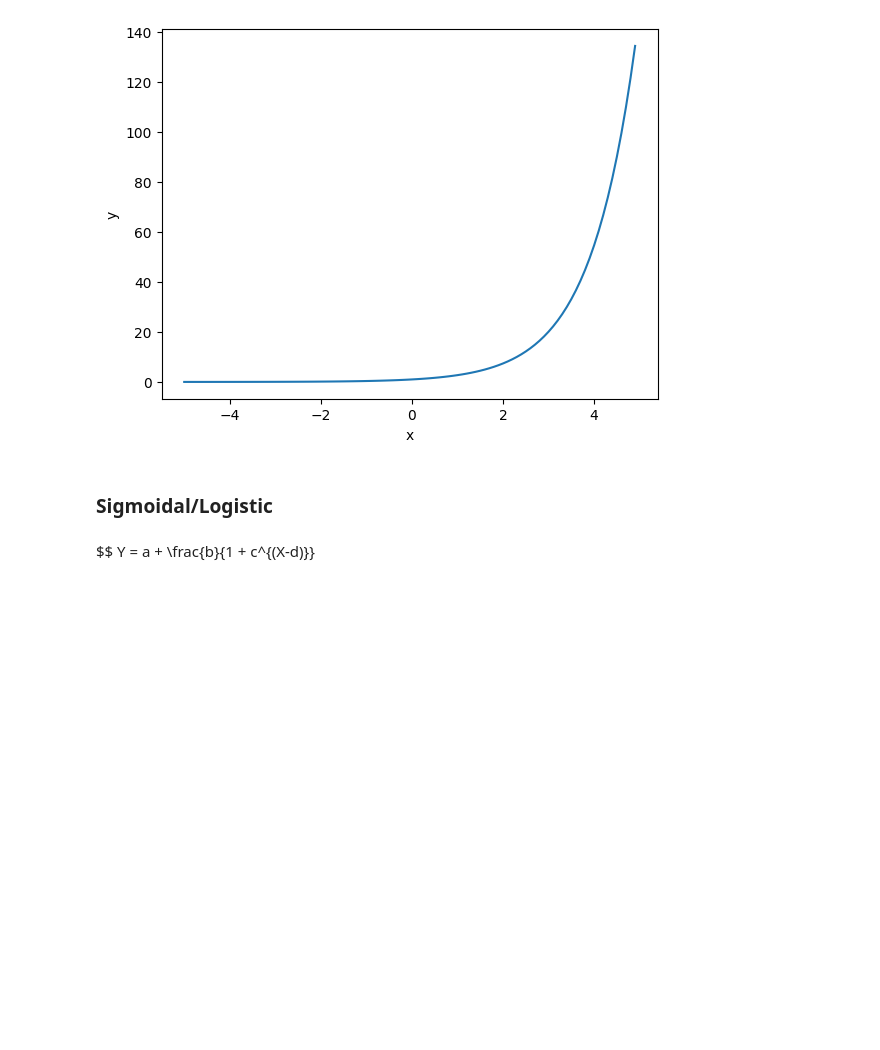
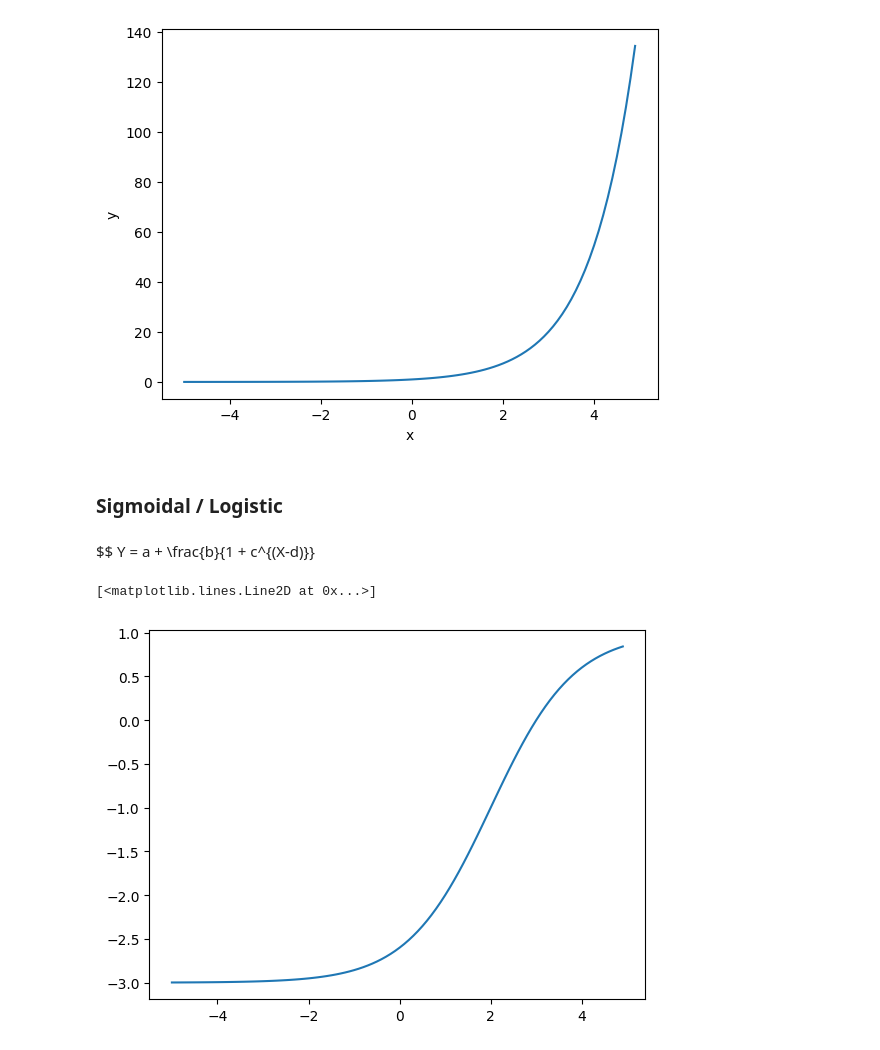
Before and after one commit to iamaryav/ai-notebooks, a Jupyter notebook: co2_prediction_logistic_regression.ipynb, the cells around one changed output. Saved outputs shown, nothing was run; the diff lists cells and outputs as text; code cells hidden in the pictures; blank space fills up the shorter version.

Commit message:
logistic plot

```diff
--- a/co2_prediction_logistic_regression.ipynb
+++ b/co2_prediction_logistic_regression.ipynb
@@ -31,6 +31,6 @@ plt.show()
 # %% [output]
 [figure]
 # %% [markdown]
-### Sigmoidal/Logistic
+### Sigmoidal / Logistic
 # %% [markdown]
 $$ Y = a + \frac{b}{1 + c^{(X-d)}}
@@ -38,0 +37,10 @@ $$ Y = a + \frac{b}{1 + c^{(X-d)}}
+# %%
+# Sigmoind plot
+x = np.arange(-5.0, 5.0, 0.1)
+# print(x)
+y = 1 - (4 / (1 + np.power(3, x - 2)))
+# print(y)
+plt.plot(x, y)
+# %% [output]
+[<matplotlib.lines.Line2D at 0x...>]
+[figure, added]
```
Also changed, not shown: parts of 1 cell of this notebook.
